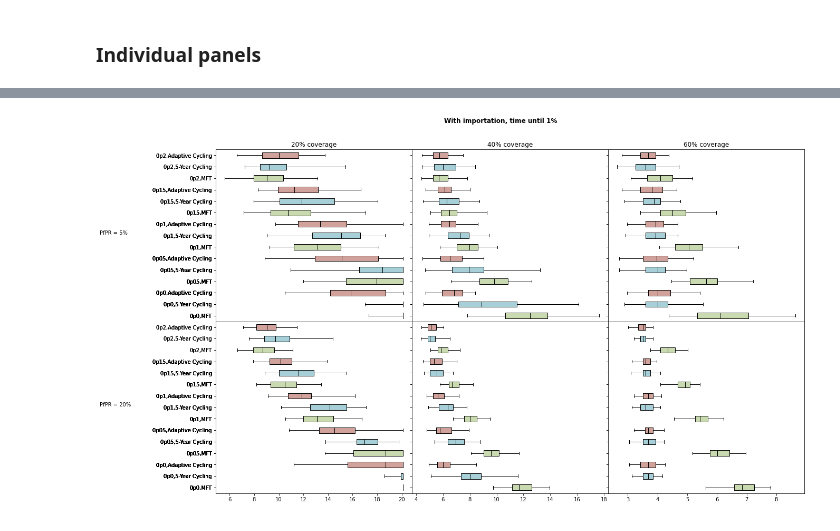
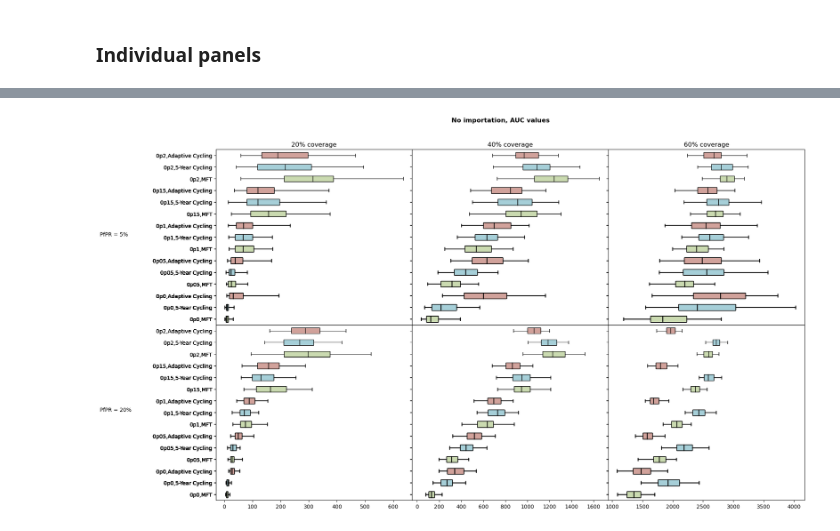
Before and after one commit to bonilab/malariaibm-interrupted-feeding-and-recombination, a Jupyter notebook: iif_analysis/Main_Plotting_Script.ipynb, the cells around one changed output, grey strips where cells are left out. Saved outputs shown, nothing was run; the diff lists cells and outputs as text; code cells hidden in the pictures.

```diff
--- a/iif_analysis/Main_Plotting_Script.ipynb
+++ b/iif_analysis/Main_Plotting_Script.ipynb
@@ -73,8 +83,7 @@ final_ans_one_big_df
 ## Helper functions to make plots
 # %%
 def calc_after_burnin_auc_from_list(summed_genofreq_list):
-  from constants import REPORTDAYS
-  FIRST_ROW_AFTER_BURNIN = 120
+  from constants import REPORTDAYS, FIRST_ROW_AFTER_BURNIN
   import numpy as np
   if len(summed_genofreq_list) == len(REPORTDAYS): # data includes burn-in
     no_burnin_summed_genofreq_list = summed_genofreq_list[FIRST_ROW_AFTER_BURNIN:]
@@ -314,0 +374,17 @@ Adaptive Cycling
+# %%
+# one strategy selected, vertical box plot
+plt.rcParams['text.usetex'] = False
+plt.rcParams['figure.figsize'] = [3,5]
+fig, ax = plt.subplots()
+fig.patch.set_facecolor('white')
+ax.set_xlabel('IIF')
+# ax.set_ylabel(r'$T_{1%}$')
+plot_one_set_alias_across_iif_settings(
+  ax,
+  filtered_df,
+  ALL_TARGETED_5_TYPES_SET,
+  OutcomeMetricOption.T_UNTIL_1_PERCENT_IN_20_YR_SETTING,
+  strategy_selection=StrategyOption.MFT,
+  pfpr_setting='5%',
+  bxp_vert=True
+)
@@ -317,61 +473,55 @@ Adaptive Cycling
 # %%
+# no importation, AUC values
 plt.rcParams['figure.figsize'] = [20, 12]
 fig, axes = plt.subplots(2, 3, sharex='col', sharey='row',
                         gridspec_kw={'hspace': 0, 'wspace': 0})
 fig.patch.set_facecolor('white')
 ax_row1, ax_row2 = axes
 
-hide_95_percentile='off'
-verbose='off'
-have_importation_flag = True
-target_genotype_list, target_genotype_list_verbose = ALL_TARGETED_5_TYPES_SET, 'ALL_TARGETED_5_TYPES_SET'
+# plot_settings
+hide_95_percentile = False
+verbose = False
+if_have_importation = FigureSuperTitleOptions.NO_IMPORTATION
+which_outcome_metric = FigureSuperTitleOptions.AUC
+target_genotype = [ALL_TARGETED_5_TYPES_SET, 'ALL_TARGETED_5_TYPES_SET']
+if_save_svg = False
 
-if verbose == 'on': print(f'IMPORTATION FLAG={have_importation_flag}')
-if verbose == 'on': print(f'TARGET GENOTYPES={target_genotype_list_verbose}')
+if verbose: print(f'IMPORTATION FLAG={if_have_importation.value[0]}')
+if verbose: print(f'TARGET GENOTYPES={target_genotype[1]}')
 for (set_alias, ax_idx) in zip([3,7,11], [0,1,2]):
-  if verbose == 'on': print(f'SET ALIAS={set_alias}')
+  if verbose: print(f'SET ALIAS={set_alias}')
   filtered_df_one_alias_importation_setting = final_ans_one_big_df[
     (final_ans_one_big_df['Set Alias Number'] == set_alias)
-    & (final_ans_one_big_df['Have Importation'] == have_importation_flag)
+    & (final_ans_one_big_df['Have Importation'] == if_have_importation.value[0])
   ]
   plot_one_set_alias_across_iif_settings(
     ax_row1[ax_idx],
     filtered_df_one_alias_importation_setting,
-    target_genotype_list,
-    't0p01',
-    20.1,
+    target_genotype[0],
+    which_outcome_metric.value[0],
     verbose=verbose,
     hide_95_percentile=hide_95_percentile
   )
-  if verbose == 'on': print()
+  if verbose: print()
 
 for (set_alias, ax_idx) in zip([4,8,12], [0,1,2]):
-  if verbose == 'on': print(f'SET ALIAS={set_alias}')
+  if verbose: print(f'SET ALIAS={set_alias}')
   filtered_df_one_alias_importation_setting = final_ans_one_big_df[
     (final_ans_one_big_df['Set Alias Number'] == set_alias)
-    & (final_ans_one_big_df['Have Importation'] == have_importation_flag)
+    & (final_ans_one_big_df['Have Importation'] == if_have_importation.value[0])
   ]
   plot_one_set_alias_across_iif_settings(
     ax_row2[ax_idx],
     filtered_df_one_alias_importation_setting,
-    target_genotype_list,
-    't0p01',
-    20.1,
+    target_genotype[0],
+    which_outcome_metric.value[0],
     verbose=verbose,
     hide_95_percentile=hide_95_percentile
   )
-  if verbose == 'on': print()
+  if verbose: print()
 
-axes[0][0].set_title('20% coverage')
-axes[0][1].set_title('40% coverage')
-axes[0][2].set_title('60% coverage')
-axes[0][0].set_ylabel('PfPR = 5%', multialignment='left',
-                     horizontalalignment='left', rotation=0,
-                     labelpad=100)
-axes[1][0].set_ylabel('PfPR = 20%', multialignment='left',
-                     horizontalalignment='left', rotation=0,
-                     labelpad=100)
-fig.suptitle('With importation, time until 1%', y=0.95, fontweight='bold')
-plt.savefig(fname='with_importation_time_until_1percent.svg', format='svg', bbox_inches='tight')
+format_plot_labels_for_combined_panels_horizontal_barplots(fig, axes, if_have_importation.value[1], which_outcome_metric.value[1])
+if if_save_svg:
+  plt.savefig(fname=f'{if_have_importation.value[1]}_{which_outcome_metric.value[1]}.svg', format='svg', bbox_inches='tight')
 # %% [output]
-[figure, old version]
+[figure, new version]
```
Also changed, not shown: parts of 31 cells of this notebook.
